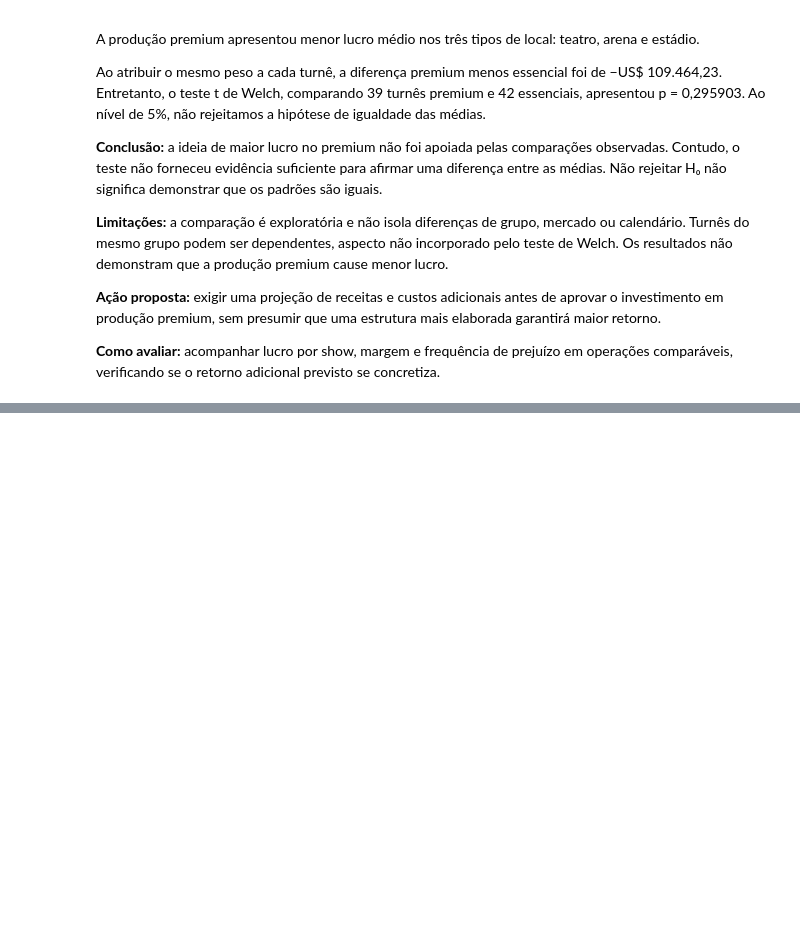
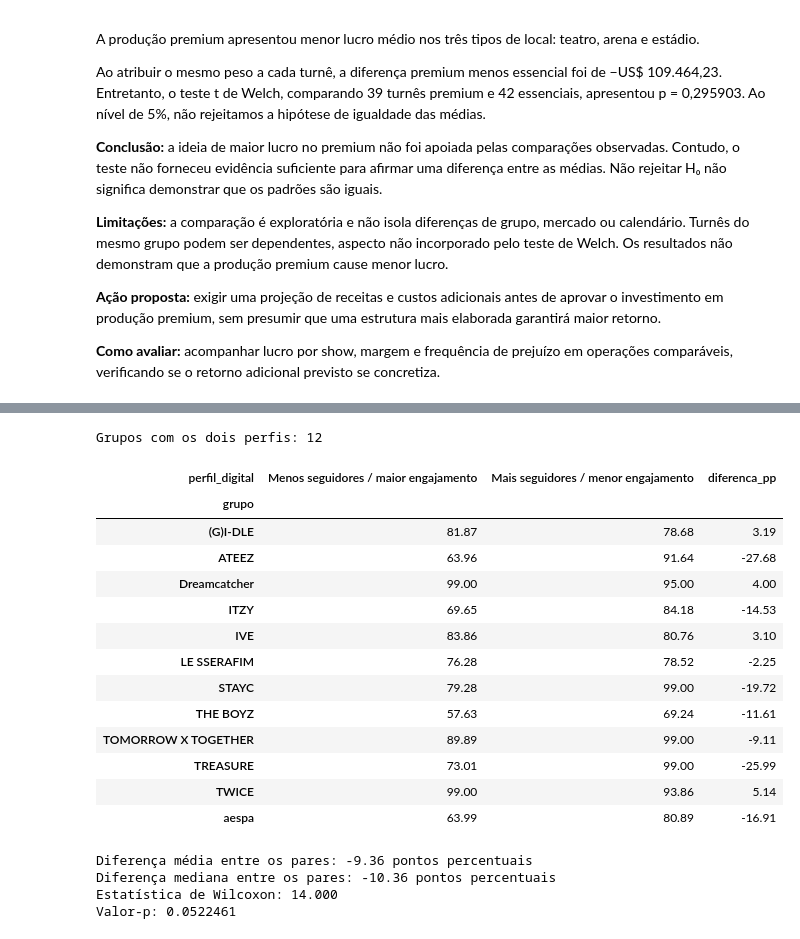
Before and after one commit to 2anoFIAP/AED-KPOP-CP-DATASCIENCE, a Jupyter notebook: CP_AED.ipynb, the cells around one changed output, grey strips where cells are left out. Drawn from its saved outputs; the diff is of its cells as text; code cells hidden in the pictures; blank space fills up the shorter version.

Commit message:
feat: conclui AED com insights sobre satisfação e perfis digitais

```diff
--- a/CP_AED.ipynb
+++ b/CP_AED.ipynb
@@ -868,0 +1243,70 @@ adicional previsto se concretiza.
+# %%
+from scipy.stats import wilcoxon
+
+perfil_a = "Menos seguidores / maior engajamento"
+perfil_b = "Mais seguidores / menor engajamento"
+
+# Uma média por grupo musical e perfil digital
+pares_grupos = (
+    base_demanda.loc[
+        base_demanda["perfil_digital"].isin([perfil_a, perfil_b])
+    ]
+    .groupby(["grupo", "perfil_digital"])["ocupacao_pagante_pct"]
+    .mean()
+    .unstack("perfil_digital")
+    .reindex(columns=[perfil_a, perfil_b])
+)
+
+# Manter apenas grupos presentes nos dois perfis
+pares_completos = pares_grupos.dropna().copy()
+
+pares_completos["diferenca_pp"] = (
+    pares_completos[perfil_a] - pares_completos[perfil_b]
+)
+
+print(f"Grupos com os dois perfis: {len(pares_completos)}")
+display(pares_completos.round(2))
+
+diferencas = pares_completos["diferenca_pp"]
+
+print(
+    "\nDiferença média entre os pares: "
+    f"{diferencas.mean():.2f} pontos percentuais"
+)
+print(
+    "Diferença mediana entre os pares: "
+    f"{diferencas.median():.2f} pontos percentuais"
+)
+
+if len(diferencas) < 2 or np.isclose(diferencas, 0).all():
+    print("Dados insuficientes ou diferenças todas nulas para este teste.")
+else:
+    teste_demanda = wilcoxon(
+        pares_completos[perfil_a],
+        pares_completos[perfil_b],
+        alternative="two-sided",
+        method="auto"
+    )
+
+    print(f"Estatística de Wilcoxon: {teste_demanda.statistic:.3f}")
+    print(f"Valor-p: {teste_demanda.pvalue:.6g}")
+# %% [output]
+Grupos com os dois perfis: 12
+| perfil_digital | Menos seguidores / maior engajamento | Mais seguidores / menor engajamento | diferenca_pp |
+| grupo |  |  |  |
+| (G)I-DLE | 81.87 | 78.68 | 3.19 |
+| ATEEZ | 63.96 | 91.64 | -27.68 |
+| Dreamcatcher | 99.00 | 95.00 | 4.00 |
+| ITZY | 69.65 | 84.18 | -14.53 |
+| IVE | 83.86 | 80.76 | 3.10 |
+| LE SSERAFIM | 76.28 | 78.52 | -2.25 |
+| STAYC | 79.28 | 99.00 | -19.72 |
+| THE BOYZ | 57.63 | 69.24 | -11.61 |
+| TOMORROW X TOGETHER | 89.89 | 99.00 | -9.11 |
+| TREASURE | 73.01 | 99.00 | -25.99 |
+| TWICE | 99.00 | 93.86 | 5.14 |
+| aespa | 63.99 | 80.89 | -16.91 |
+Diferença média entre os pares: -9.36 pontos percentuais
+Diferença mediana entre os pares: -10.36 pontos percentuais
+Estatística de Wilcoxon: 14.000
+Valor-p: 0.0522461
```
Also changed, not shown: parts of 9 cells of this notebook.
